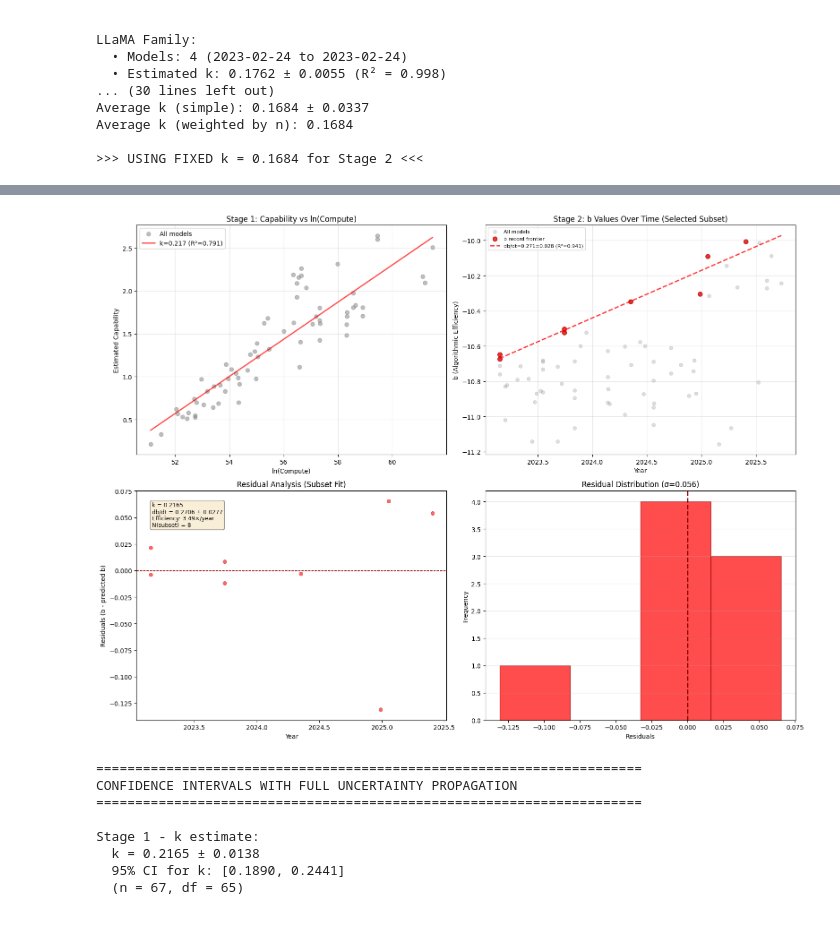
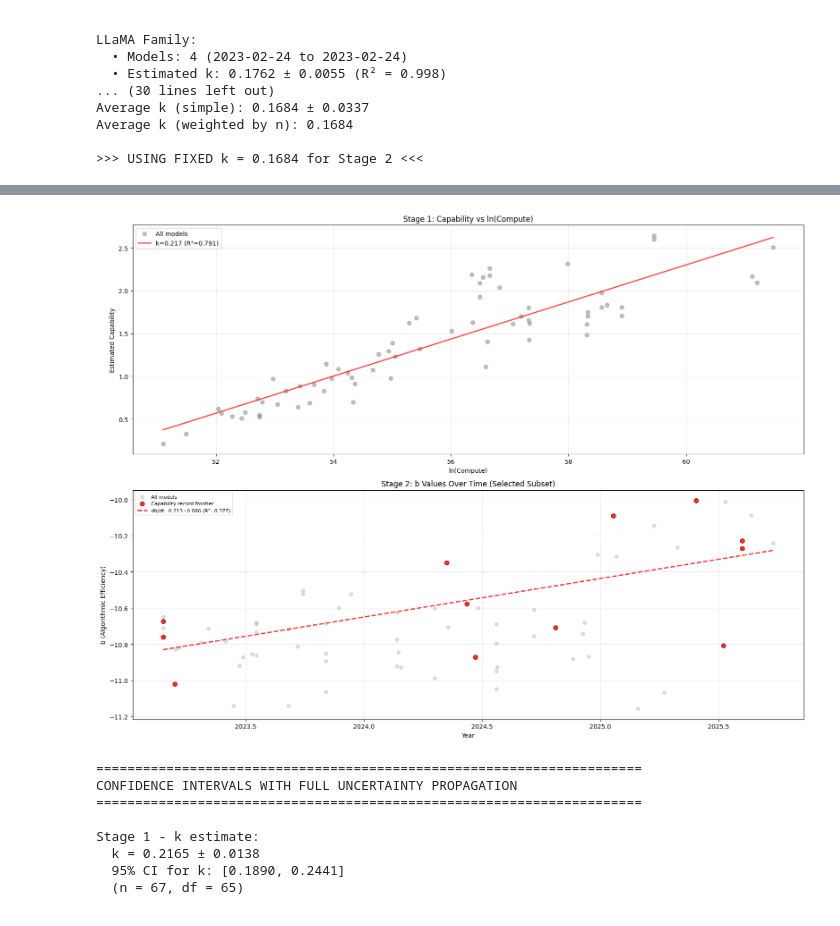
Before and after one commit to epoch-research/benchmark-stitching, a Jupyter notebook: analysis/algorithmic_progress_new.ipynb, the cells around one changed output, grey strips where cells are left out. Saved outputs shown, nothing was run; the diff lists cells and outputs as text; code cells hidden in the pictures.

```diff
--- a/analysis/algorithmic_progress_new.ipynb
+++ b/analysis/algorithmic_progress_new.ipynb
@@ -225,13 +208,13 @@ gpt4_1_family = [
     # 'gpt-3.5-turbo-1106',
     # 'gpt-4-0613',
     # 'gpt-4-turbo-2024-04-09',
-    'gpt-4.1-2025-04-14',
+    # 'gpt-4.1-2025-04-14',
     # 'gpt-4.1-mini-2025-04-14',
     # 'gpt-4.1-nano-2025-04-14',
     # 'gpt-4.5-preview-2025-02-27',
     # 'gpt2-xl',
-    'o4-mini-2025-04-16_high',
-    'o4-mini-2025-04-16_medium',
+    # 'o4-mini-2025-04-16_high',
+    # 'o4-mini-2025-04-16_medium',
 ]
 
 gpt4o_family = [
@@ -848,7 +774,7 @@ ANALYSIS COMPLETE
 # ============================================================================
 
 # Configuration
-fam_selection_mode = 'capability_frontier'      # 'all_models' | 'capability_frontier' | 'b_frontier'
+fam_selection_mode = 'b_frontier'      # 'all_models' | 'capability_frontier' | 'b_frontier'
 fam_frontier_grouping = 'year'         # 'year' | 'month' | 'date' (for per-group mode)
 fam_frontier_mode = 'record'           # 'record' (running record-high) | 'per_group' (top-N per period)
 fam_n_top = 1                          # N for per_group selection
@@ -1080,7 +1006,7 @@ Efficiency improvement: 5.78× per year
 # ============================================================================
 
 # Configuration
-selection_mode = 'b_frontier'       # 'all_models' | 'capability_frontier' | 'b_frontier'
+selection_mode = 'capability_frontier'       # 'all_models' | 'capability_frontier' | 'b_frontier'
 frontier_grouping = 'year'          # 'year' | 'month' | 'date' (only used for frontier selection)
 frontier_mode = 'record'            # 'record' (running record-high) | 'per_group' (top-N per period)
 n_top = 1                           # N for per_group selection
@@ -1192,10 +1118,10 @@ else:
     print("Not enough points to fit a trend (need at least 2)")
 
 # Visualization (2x2)
-fig, axes = plt.subplots(2, 2, figsize=(16, 12))
+fig, axes = plt.subplots(2, figsize=(16, 12))
 
 # Plot 1: Stage 1 — Capability vs ln(Compute)
-ax1 = axes[0, 0]
+ax1 = axes[0]
 ax1.scatter(base_df['log_compute'], base_df['estimated_capability'], alpha=0.5, s=40, c='gray', label='All models')
 log_compute_range = np.linspace(base_df['log_compute'].min(), base_df['log_compute'].max(), 100)
 capability_line = k_all_slope * log_compute_range + k_all_intercept
@@ -1207,7 +1133,7 @@ ax1.legend()
 ax1.grid(True, alpha=0.3)
 
 # Plot 2: Stage 2 — b over time (subset highlighted)
-ax2 = axes[0, 1]
+ax2 = axes[1]
 ax2.scatter(base_df['date_numeric'], base_df['b'], alpha=0.25, s=30, color='gray', label='All models')
 ax2.scatter(subset_df['date_numeric'], subset_df['b'], alpha=0.8, s=50, color='red', edgecolors='darkred', linewidth=1, label=subset_label)
 if len(subset_df) >= 2:
@@ -1220,39 +1146,39 @@ ax2.set_title('Stage 2: b Values Over Time (Selected Subset)')
 ax2.legend(fontsize=8)
 ax2.grid(True, alpha=0.3)
 
-# Plot 3: Residuals (subset fit)
-ax3 = axes[1, 0]
-if len(subset_df) >= 2:
-    pred_b_sel = b_slope_sel * subset_df['date_numeric'] + b_int_sel
-    residuals_sel = subset_df['b'] - pred_b_sel
-    ax3.scatter(subset_df['date_numeric'], residuals_sel, alpha=0.6, color='red', edgecolors='darkred', linewidth=0.5)
-    ax3.axhline(0, color='darkred', linestyle='--', linewidth=1)
-    ax3.set_xlabel('Year')
-    ax3.set_ylabel('Residuals (b - predicted b)')
-    ax3.set_title('Residual Analysis (Subset Fit)')
-    textstr = (
-        f'k = {k_all_slope:.4f}\n'
-        f'db/dt = {b_slope_sel:.4f} ± {b_se_sel:.4f}\n'
-        f'Efficiency: {efficiency_improvement_per_year_sel:.2f}×/year\n'
-        f'N(subset) = {len(subset_df)}'
-    )
-    ax3.text(0.05, 0.95, textstr, transform=ax3.transAxes, fontsize=9, verticalalignment='top', bbox=dict(boxstyle='round', facecolor='wheat', alpha=0.5))
-else:
-    ax3.text(0.5, 0.5, 'Insufficient points for residuals', ha='center', va='center')
-    ax3.set_axis_off()
+# # Plot 3: Residuals (subset fit)
+# ax3 = axes[1, 0]
+# if len(subset_df) >= 2:
+#     pred_b_sel = b_slope_sel * subset_df['date_numeric'] + b_int_sel
+#     residuals_sel = subset_df['b'] - pred_b_sel
+#     ax3.scatter(subset_df['date_numeric'], residuals_sel, alpha=0.6, color='red', edgecolors='darkred', linewidth=0.5)
+#     ax3.axhline(0, color='darkred', linestyle='--', linewidth=1)
+#     ax3.set_xlabel('Year')
+#     ax3.set_ylabel('Residuals (b - predicted b)')
+#     ax3.set_title('Residual Analysis (Subset Fit)')
+#     textstr = (
+#         f'k = {k_all_slope:.4f}\n'
+#         f'db/dt = {b_slope_sel:.4f} ± {b_se_sel:.4f}\n'
+#         f'Efficiency: {efficiency_improvement_per_year_sel:.2f}×/year\n'
+#         f'N(subset) = {len(subset_df)}'
+#     )
+#     ax3.text(0.05, 0.95, textstr, transform=ax3.transAxes, fontsize=9, verticalalignment='top', bbox=dict(boxstyle='round', facecolor='wheat', alpha=0.5))
+# else:
+#     ax3.text(0.5, 0.5, 'Insufficient points for residuals', ha='center', va='center')
+#     ax3.set_axis_off()
 
-# Plot 4: Residuals histogram
-ax4 = axes[1, 1]
-if len(subset_df) >= 2:
-    ax4.hist(residuals_sel, bins=min(20, max(3, len(residuals_sel)//2)), alpha=0.7, color='red', edgecolor='darkred')
-    ax4.axvline(0, color='darkred', linestyle='--', linewidth=2)
-    ax4.set_xlabel('Residuals')
-    ax4.set_ylabel('Frequency')
-    ax4.set_title(f'Residual Distribution (σ={np.std(residuals_sel):.3f})')
-    ax4.grid(True, alpha=0.3, axis='y')
-else:
-    ax4.text(0.5, 0.5, 'Insufficient points for residuals', ha='center', va='center')
-    ax4.set_axis_off()
+# # Plot 4: Residuals histogram
+# ax4 = axes[1, 1]
+# if len(subset_df) >= 2:
+#     ax4.hist(residuals_sel, bins=min(20, max(3, len(residuals_sel)//2)), alpha=0.7, color='red', edgecolor='darkred')
+#     ax4.axvline(0, color='darkred', linestyle='--', linewidth=2)
+#     ax4.set_xlabel('Residuals')
+#     ax4.set_ylabel('Frequency')
+#     ax4.set_title(f'Residual Distribution (σ={np.std(residuals_sel):.3f})')
+#     ax4.grid(True, alpha=0.3, axis='y')
+# else:
+#     ax4.text(0.5, 0.5, 'Insufficient points for residuals', ha='center', va='center')
+#     ax4.set_axis_off()
 
 plt.tight_layout()
 plt.savefig("outputs/algorithmic_progress/algorithmic_progress_unified_approach.pdf", dpi=300, bbox_inches='tight')
@@ -1272,4 +1198,4 @@ Efficiency improvement: 3.49× per year
-[figure, old version]
+[figure, new version]
 # %%
 # ============================================================================
 # Enhanced Confidence Intervals with k Uncertainty Propagation
```
Also changed, not shown: parts of 23 cells of this notebook, 3 other files.
